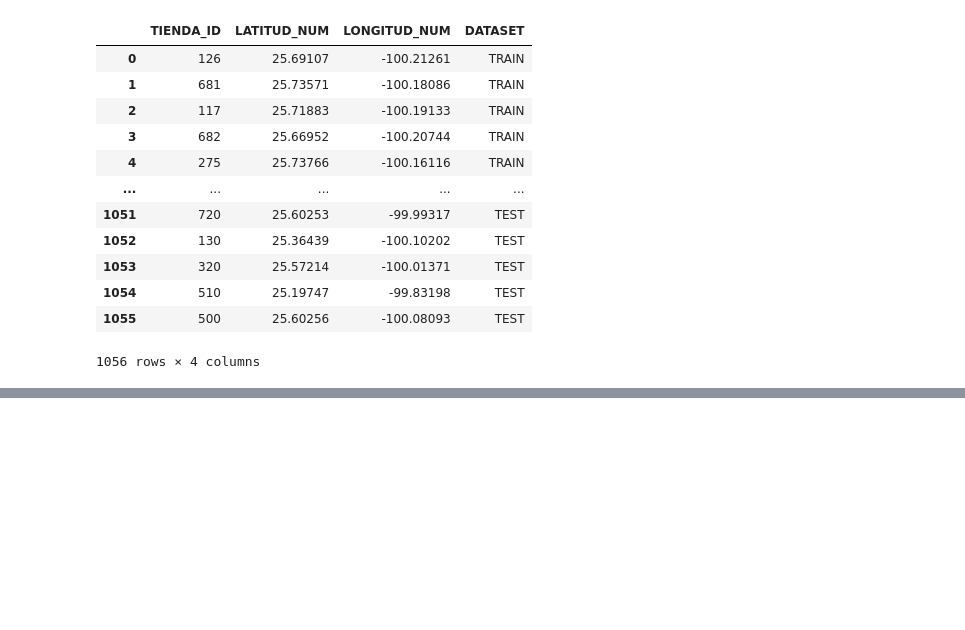
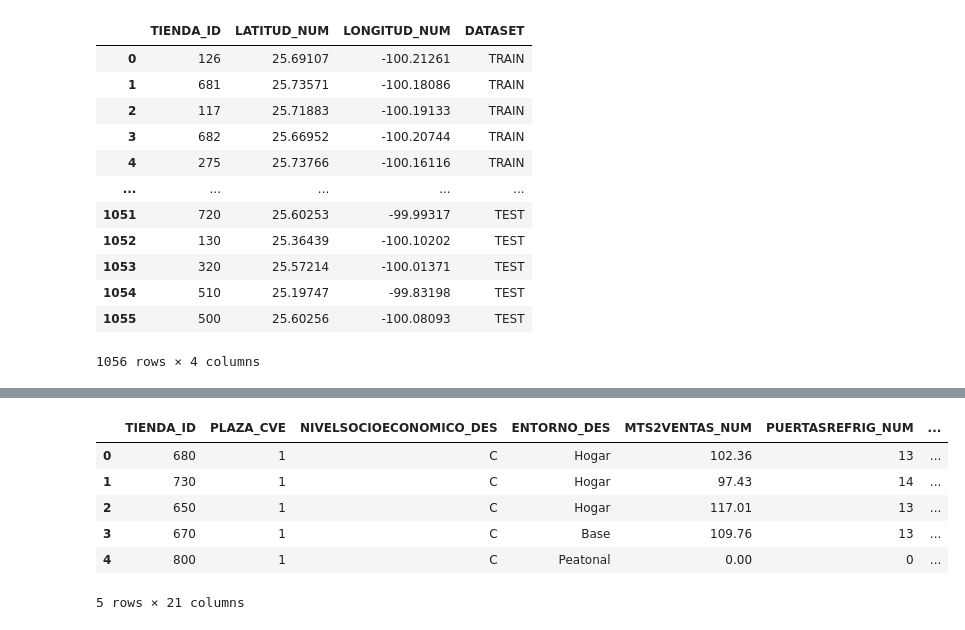
Before and after one commit to AdrianPinedaSanchez/Reto_Oxxo_DataKillers, a Jupyter notebook: Notebooks/EDA_IntegraciondatosOxxo.ipynb, the cells around one changed output, grey strips where cells are left out. Cells and saved outputs as stored; diff of their text form; code cells hidden in the pictures; blank space fills up the shorter version.

```diff
--- a/Notebooks/EDA_IntegraciondatosOxxo.ipynb
+++ b/Notebooks/EDA_IntegraciondatosOxxo.ipynb
@@ -1424,0 +1565,29 @@ df_latlon.to_csv('ubicaciones.csv', index=False)
+# %%
+# Exporta df_test_enriquecido con la columna de predicción a CSV, sin columnas de one hot encoding
+
+# Selecciona solo las columnas originales de df_test_enriquecido (sin dummies)
+cols_originales = df_test.columns.tolist() + [
+    'nombre', 'nombre_municipio', 'nombre_estado', 'carta', 'ambito',
+    'poblacion', 'masculino', 'femenino', 'viviendas', 'mean over success coefffient_pred'
+]
+
+# Si alguna columna no existe (por ejemplo, si no hay 'DATASET'), ignórala
+cols_exportar = [col for col in cols_originales if col in df_test_enriquecido.columns]
+
+# Agrega la columna de predicción
+df_export = df_test_enriquecido[cols_exportar].copy()
+df_export['mean over success coefffient_pred'] = df_test_enriquecido['mean over success coefffient_pred']
+
+# Exporta a CSV
+df_export.to_csv('df_test_resultados_mean_over_success_coefffient_pred.csv', index=False)
+
+# Muestra las primeras filas exportadas
+df_export.head()
+# %% [output]
+|  | TIENDA_ID | PLAZA_CVE | NIVELSOCIOECONOMICO_DES | ENTORNO_DES | MTS2VENTAS_NUM | PUERTASREFRIG_NUM | ... |
+| 0 | 680 | 1 | C | Hogar | 102.36 | 13 | ... |
+| 1 | 730 | 1 | C | Hogar | 97.43 | 14 | ... |
+| 2 | 650 | 1 | C | Hogar | 117.01 | 13 | ... |
+| 3 | 670 | 1 | C | Base | 109.76 | 13 | ... |
+| 4 | 800 | 1 | C | Peatonal | 0.00 | 0 | ... |
+5 rows × 21 columns
```
Also changed, not shown: parts of 6 cells of this notebook.
